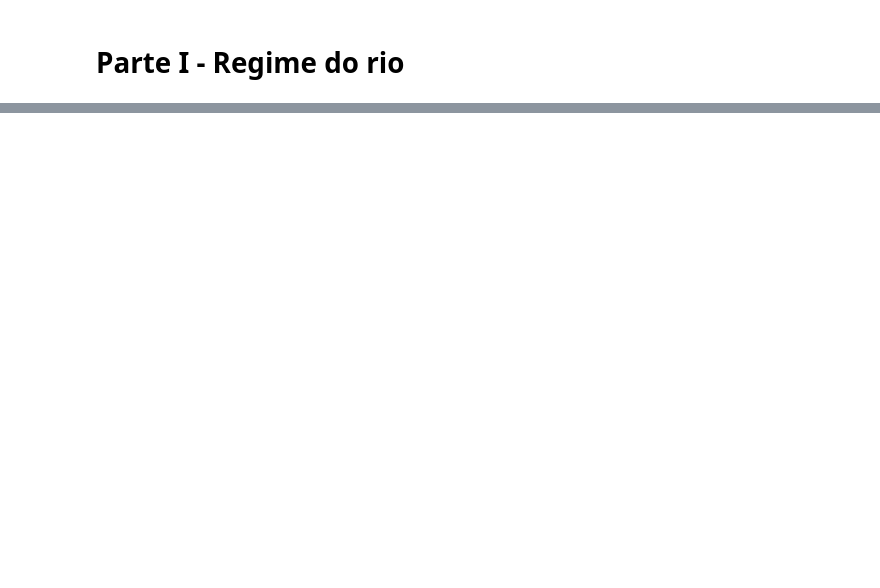
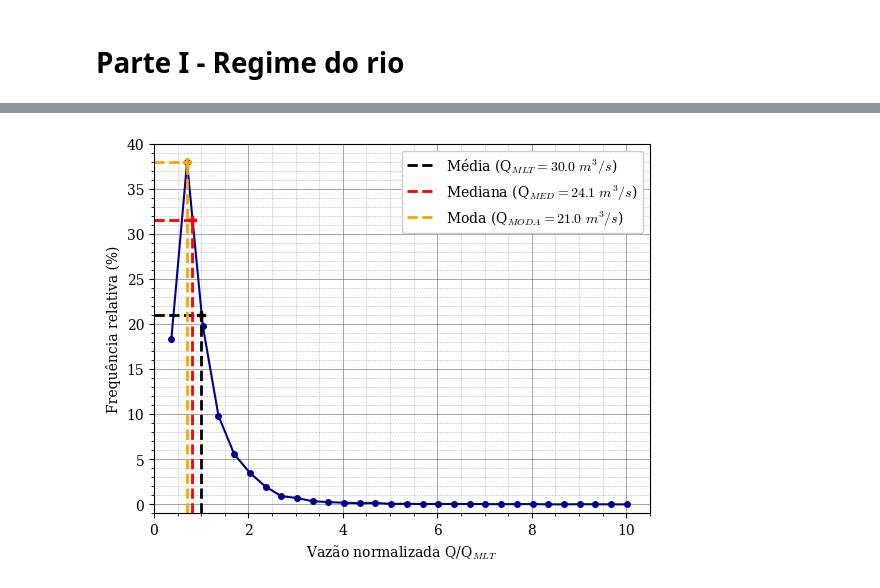
Before and after one commit to vitoria20241/Obras-Hidraulicas, a Jupyter notebook: Parte_1.ipynb, the cells around one changed output, grey strips where cells are left out. Cells and saved outputs as stored; diff of their text form; code cells hidden in the pictures; blank space fills up the shorter version.

```diff
--- a/Parte_1.ipynb
+++ b/Parte_1.ipynb
@@ -9,6 +10,7 @@ import seaborn as sns
 # %%
 # Importar dados
 path = "C:\\ENS\\Obras_Hidraulicas"
-dados = pd.read_excel(path+'\\Inputs\\Dados_Grupo_2.xlsx').set_index('DATA')
-
-dados.head()
+dados = pd.read_excel(path+'\\Inputs\\Dados_Grupo_2.xlsx',
+                      sheet_name = 'Classes',
+                      header = 1
+                     ).set_index('Classe')
@@ -45,0 +20,87 @@ plt.savefig(path+'\\Outputs\\Histograma.png', bbox_inches='tight')
+# %%
+fig,ax = plt.subplots()
+plt.rcParams['font.family'] = 'serif'
+plt.rcParams['mathtext.fontset'] = 'cm'
+
+ax.plot(dados['Vazão normalizada Q/QMLT'],
+        dados['Freq. relativa (%)'],
+        marker = 'o',
+        markersize = 4,
+        color='darkblue')
+
+# Q media (QMLT)
+qmlt = 21
+ax.plot([0, 1],
+        [qmlt, qmlt],
+        color='black',
+        linestyle='--',
+        linewidth=2,
+        label = r'Média (Q$_{MLT} = 30.0\ m^3/s$)')
+ax.plot([1, 1],
+        [-1, qmlt],
+        color='black',
+        linestyle='--',
+        linewidth=2)
+ax.plot(1, qmlt,
+        marker='P',
+        color='black',
+        markersize=6)
+
+# Q mediana
+medianax = 0.8
+medianay = 31.5
+ax.plot([0, medianax],
+        [medianay, medianay],
+        color='red',
+        linestyle='--',
+        linewidth=2,
+        label = r'Mediana (Q$_{MED} = 24.1\ m^3/s$)')
+ax.plot([medianax, medianax],
+        [-1, medianay],
+        color='red',
+        linestyle='--',
+        linewidth=2)
+ax.plot(medianax, medianay,
+        marker='P',
+        color='red',
+        markersize=6)
+
+# Q moda
+moday = dados['Freq. relativa (%)'].max()
+modax = dados.loc[dados['Freq. relativa (%)'] == moday,
+    'Vazão normalizada Q/QMLT'].iloc[0]
+ax.plot([0, modax],
+        [moday, moday],
+        color='orange',
+        linestyle='--',
+        linewidth=2,
+        label = r'Moda (Q$_{MODA} = 21.0\ m^3/s$)')
+ax.plot([modax, modax],
+        [-1, moday],
+        color='orange',
+        linestyle='--',
+        linewidth=2)
+ax.plot(modax, moday,
+        marker='P',
+        color='orange',
+        markersize=6)
+
+plt.xlabel("Vazão normalizada Q/Q$_{MLT}$")
+plt.ylabel("Frequência relativa (%)")
+plt.grid(True,
+        which='major',
+        color='gray',
+        linestyle='-',
+        linewidth=0.5)
+plt.grid(True,
+        which='minor',
+        color='gray',
+        linestyle=':',
+        linewidth=0.4)
+ax.minorticks_on()
+plt.xlim(0, 10.5)
+plt.ylim(-1, 40)
+plt.legend(framealpha=1)
+plt.savefig(path+'\\Outputs\\Histograma.png', bbox_inches='tight')
+# %% [output]
+[figure, added]
```
Also changed, not shown: parts of 12 cells of this notebook.
